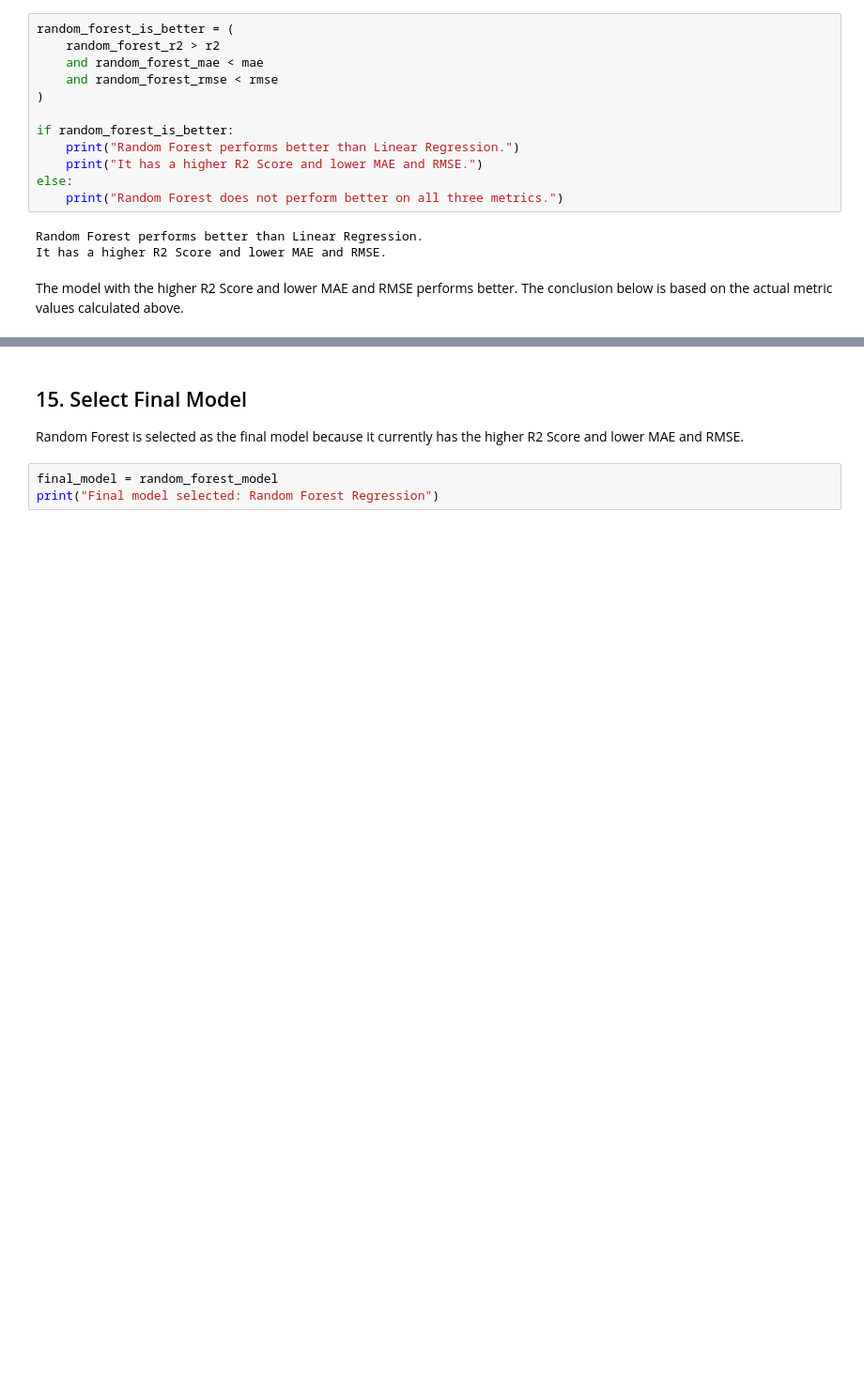
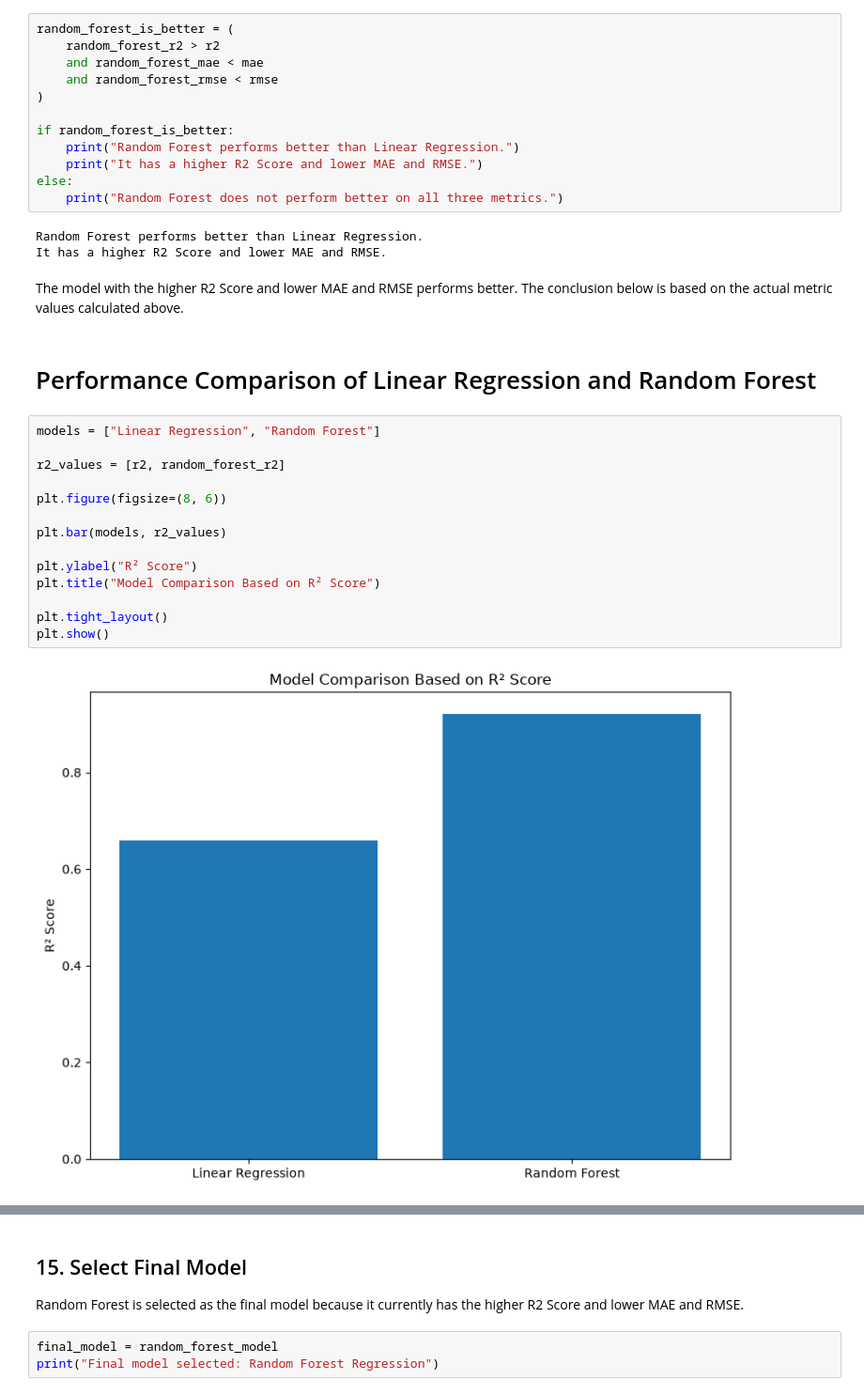
Before and after one commit to supriyakhadka24/car-price-prediction-ml, a Jupyter notebook: Car_Price_Prediction.ipynb, the cells around one changed output, grey strips where cells are left out. Shown at 94% size. Cells and saved outputs as stored; diff of their text form; blank space fills up the shorter version.

```diff
--- a/Car_Price_Prediction_Linear_Regression.ipynb
+++ b/Car_Price_Prediction.ipynb
@@ -783,3 +845,21 @@ Random Forest performs better than Linear Regression.
 It has a higher R2 Score and lower MAE and RMSE.
 # %% [markdown]
 The model with the higher R2 Score and lower MAE and RMSE performs better. The conclusion below is based on the actual metric values calculated above.
+# %% [markdown]
+# Performance Comparison of Linear Regression and Random Forest
+# %%
+models = ["Linear Regression", "Random Forest"]
+
+r2_values = [r2, random_forest_r2]
+
+plt.figure(figsize=(8, 6))
+
+plt.bar(models, r2_values)
+
+plt.ylabel("R² Score")
+plt.title("Model Comparison Based on R² Score")
+
+plt.tight_layout()
+plt.show()
+# %% [output]
+[figure, added]
```
Also changed, not shown: parts of 14 cells of this notebook.
